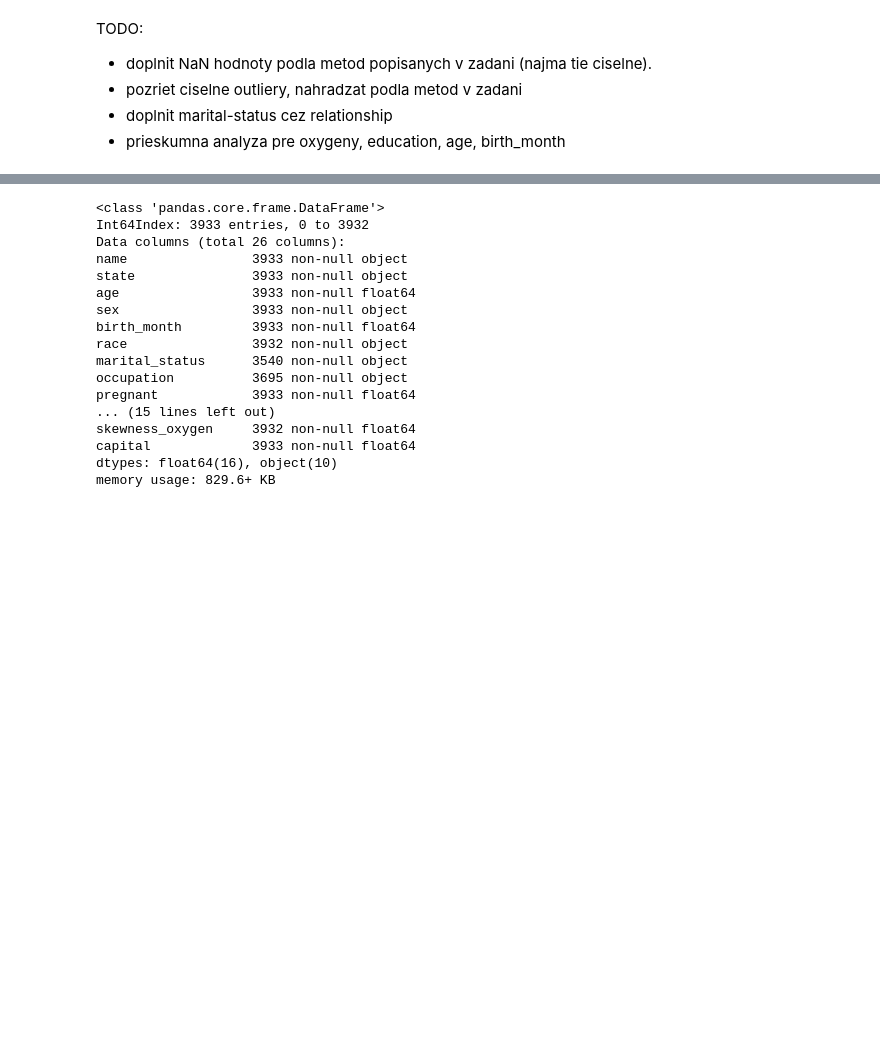
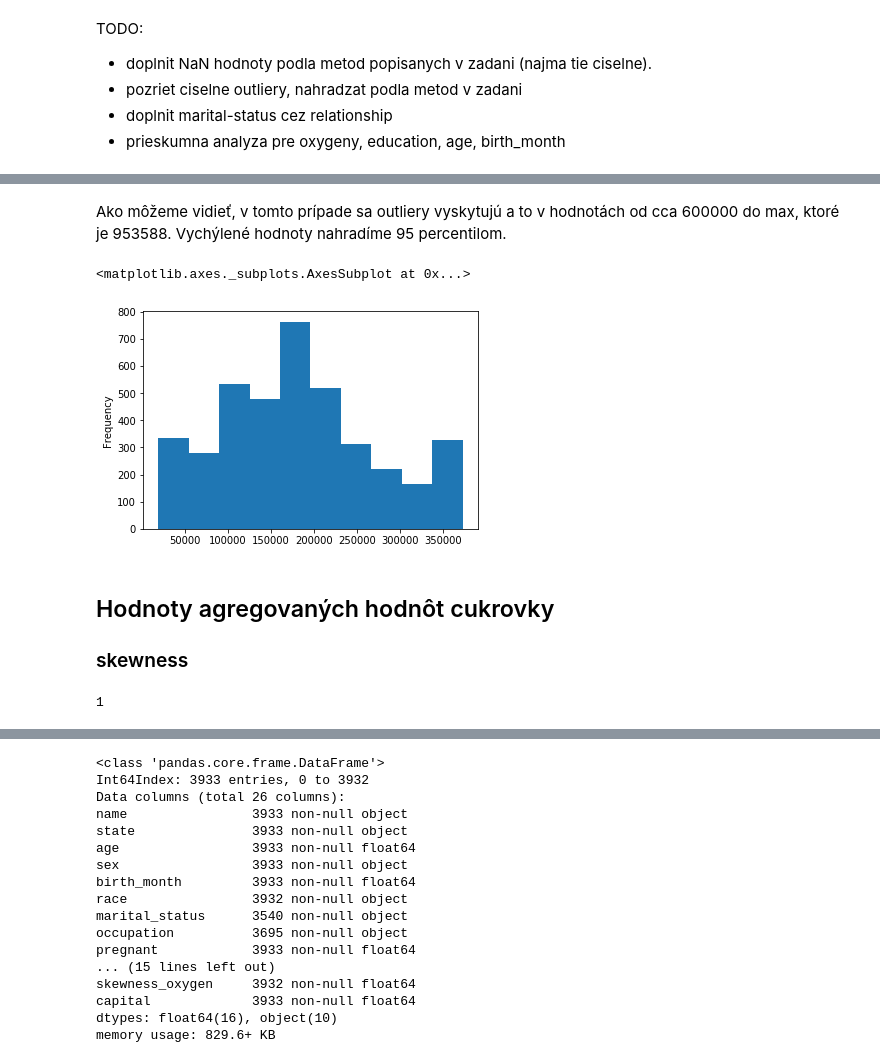
Before and after one commit to Gugliar/IAU-projekt, a Jupyter notebook: IAU_z2_Tibensky_Jedinak.ipynb, the cells around one changed output, grey strips where cells are left out. Drawn from its saved outputs; the diff is of its cells as text; code cells hidden in the pictures; blank space fills up the shorter version.

Commit message:
ciselne outliery poriesene, niekde to treba zmenit na tu transformaciu (spravi Ondro)

```diff
--- a/IAU_z2_Tibensky_Jedinak.ipynb
+++ b/IAU_z2_Tibensky_Jedinak.ipynb
@@ -366,0 +406,16 @@ TODO:
+# %% [markdown]
+Ako môžeme vidieť, v tomto prípade sa outliery vyskytujú a to v hodnotách od cca 600000 do max, ktoré je 953588. Vychýlené hodnoty nahradíme 95 percentilom.
+# %%
+data["fnlwgt"] = data["fnlwgt"].clip( upper=data["fnlwgt"].quantile(0.95))
+data["fnlwgt"].plot(kind="hist")
+# %% [output]
+<matplotlib.axes._subplots.AxesSubplot at 0x...>
+[figure, added]
+# %% [markdown]
+## Hodnoty agregovaných hodnôt cukrovky
+
+### skewness
+# %%
+data["skewness_glucose"].isnull().sum()
+# %% [output]
+1
```
Also changed, not shown: parts of 56 cells of this notebook.
